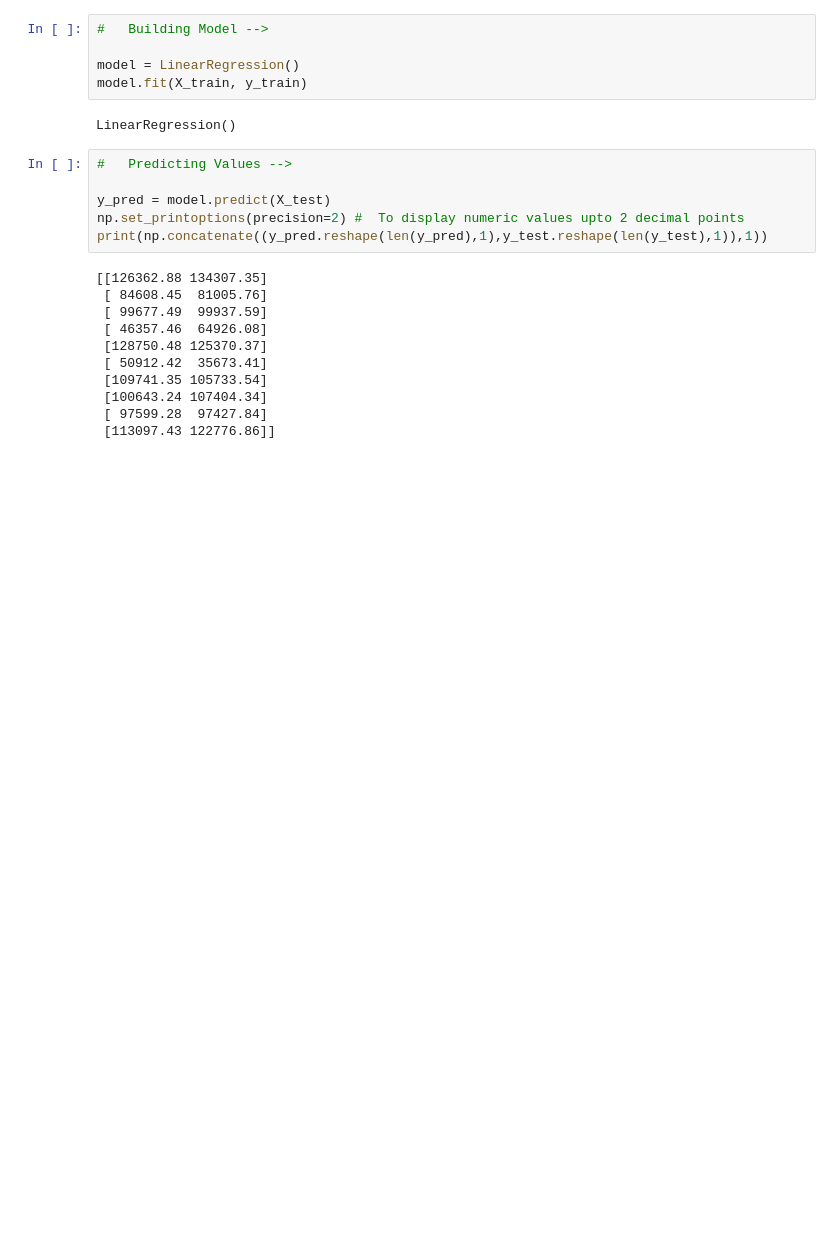
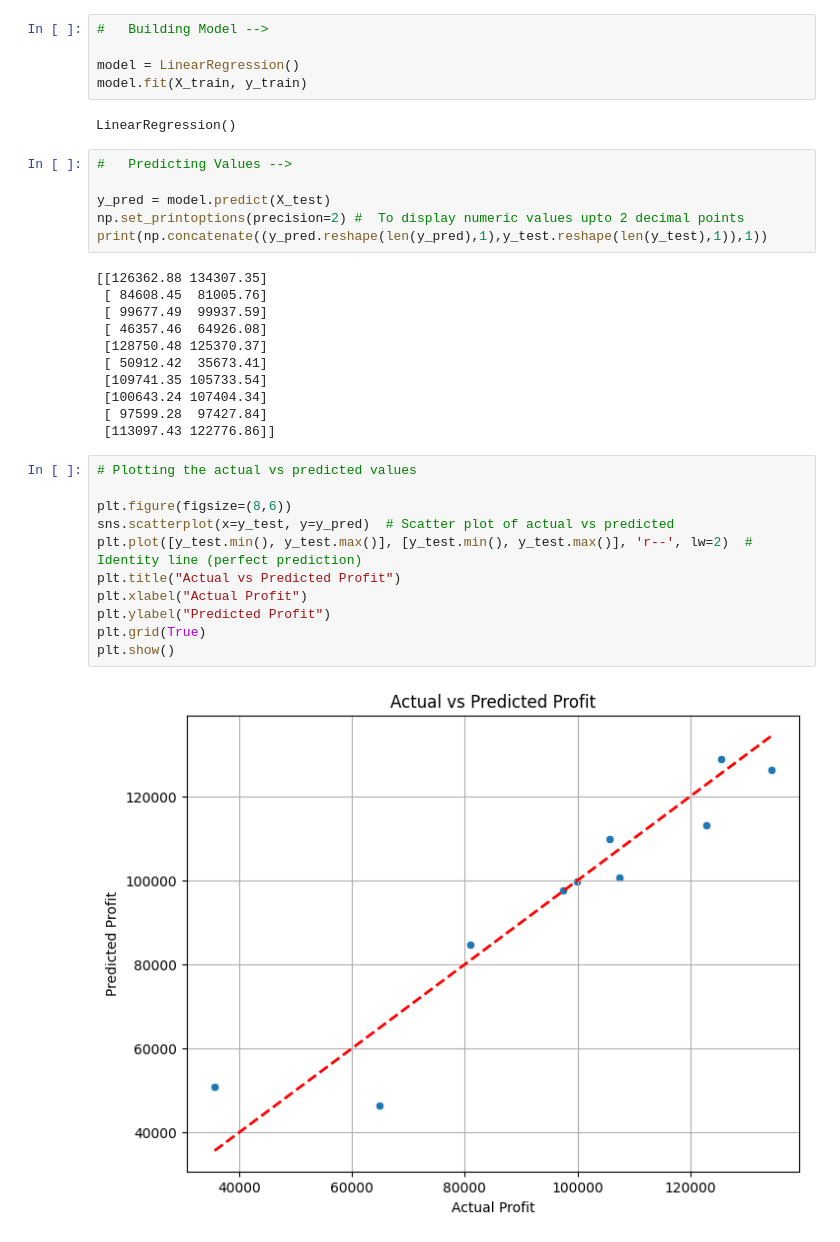
Before and after one commit to KrishnaKV2004/Machine-Learning, a Jupyter notebook: 2 Regression/2 Multi-Linear Regression/Multi-Linear-Regression.ipynb, the cells around one changed output. Saved outputs shown, nothing was run; the diff lists cells and outputs as text; blank space fills up the shorter version.

```diff
--- a/2 Regression/2 Multi-Linear Regression/Multi-Linear-Regression.ipynb
+++ b/2 Regression/2 Multi-Linear Regression/Multi-Linear-Regression.ipynb
@@ -236,3 +236,16 @@ print(np.concatenate((y_pred.reshape(len(y_pred),1),y_test.reshape(len(y_test),1
  [100643.24 107404.34]
  [ 97599.28  97427.84]
  [113097.43 122776.86]]
+# %%
+# Plotting the actual vs predicted values
+
+plt.figure(figsize=(8,6))
+sns.scatterplot(x=y_test, y=y_pred)  # Scatter plot of actual vs predicted
+plt.plot([y_test.min(), y_test.max()], [y_test.min(), y_test.max()], 'r--', lw=2)  # Identity line (perfect prediction)
+plt.title("Actual vs Predicted Profit")
+plt.xlabel("Actual Profit")
+plt.ylabel("Predicted Profit")
+plt.grid(True)
+plt.show()
+# %% [output]
+[figure, added]
```
